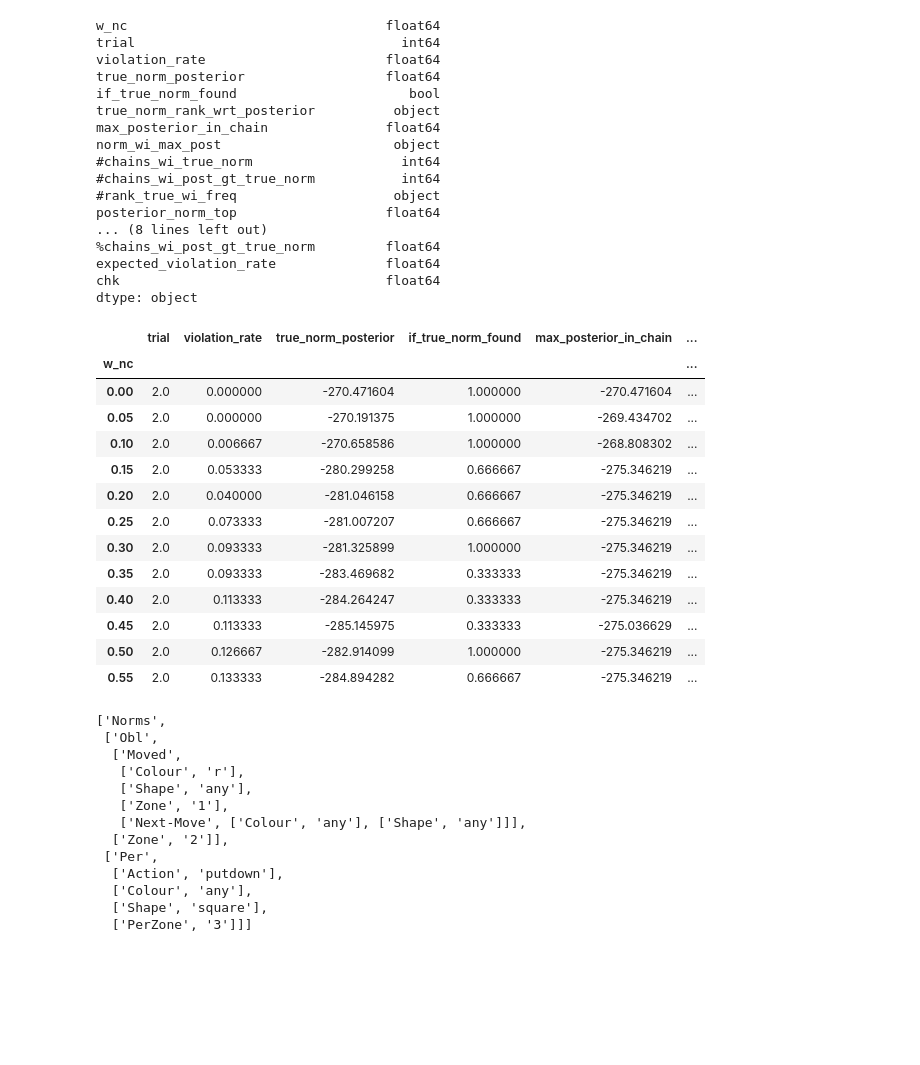
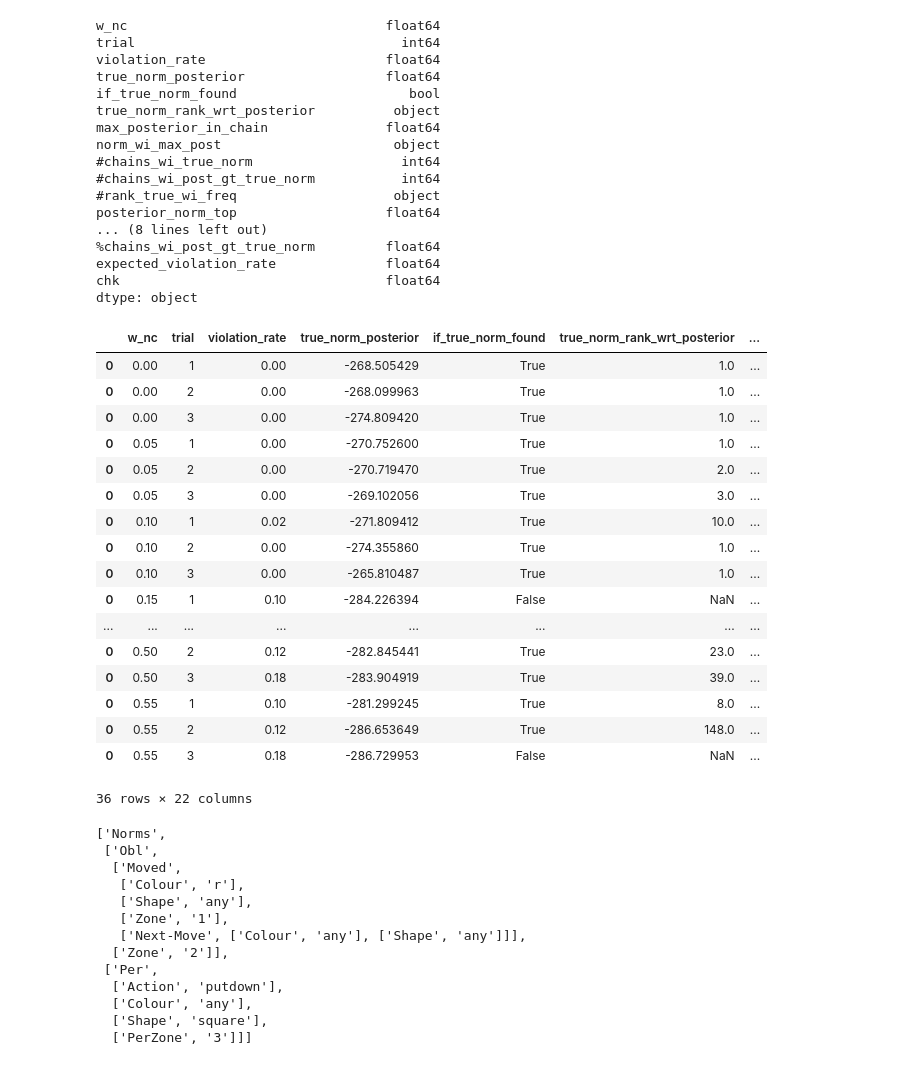
Before and after one commit to ashish1610dhiman/learning_norms_with_mcmc_from_pcfg_IJCAI21, a Jupyter notebook: notebooks/1.4.1_nc_exp4_analysis.ipynb, the cells around one changed output. Cells and saved outputs as stored; diff of their text form; code cells hidden in the pictures; blank space fills up the shorter version.

```diff
--- a/notebooks/1.4.1_nc_exp4_analysis.ipynb
+++ b/notebooks/1.4.1_nc_exp4_analysis.ipynb
@@ -248,23 +267,27 @@ posterior_norm_top                   float64
 expected_violation_rate              float64
 chk                                  float64
 dtype: object
-# %%
-z1.groupby(["w_nc"]).mean()
-# %% [output]
-|  | trial | violation_rate | true_norm_posterior | if_true_norm_found | max_posterior_in_chain | ... |
-| w_nc |  |  |  |  |  | ... |
-| 0.00 | 2.0 | 0.000000 | -270.471604 | 1.000000 | -270.471604 | ... |
-| 0.05 | 2.0 | 0.000000 | -270.191375 | 1.000000 | -269.434702 | ... |
-| 0.10 | 2.0 | 0.006667 | -270.658586 | 1.000000 | -268.808302 | ... |
-| 0.15 | 2.0 | 0.053333 | -280.299258 | 0.666667 | -275.346219 | ... |
-| 0.20 | 2.0 | 0.040000 | -281.046158 | 0.666667 | -275.346219 | ... |
-| 0.25 | 2.0 | 0.073333 | -281.007207 | 0.666667 | -275.346219 | ... |
-| 0.30 | 2.0 | 0.093333 | -281.325899 | 1.000000 | -275.346219 | ... |
-| 0.35 | 2.0 | 0.093333 | -283.469682 | 0.333333 | -275.346219 | ... |
-| 0.40 | 2.0 | 0.113333 | -284.264247 | 0.333333 | -275.346219 | ... |
-| 0.45 | 2.0 | 0.113333 | -285.145975 | 0.333333 | -275.036629 | ... |
-| 0.50 | 2.0 | 0.126667 | -282.914099 | 1.000000 | -275.346219 | ... |
-| 0.55 | 2.0 | 0.133333 | -284.894282 | 0.666667 | -275.346219 | ... |
+# %%
+z1
+# %% [output]
+|  | w_nc | trial | violation_rate | true_norm_posterior | if_true_norm_found | true_norm_rank_wrt_posterior | ... |
+| 0 | 0.00 | 1 | 0.00 | -268.505429 | True | 1.0 | ... |
+| 0 | 0.00 | 2 | 0.00 | -268.099963 | True | 1.0 | ... |
+| 0 | 0.00 | 3 | 0.00 | -274.809420 | True | 1.0 | ... |
+| 0 | 0.05 | 1 | 0.00 | -270.752600 | True | 1.0 | ... |
+| 0 | 0.05 | 2 | 0.00 | -270.719470 | True | 2.0 | ... |
+| 0 | 0.05 | 3 | 0.00 | -269.102056 | True | 3.0 | ... |
+| 0 | 0.10 | 1 | 0.02 | -271.809412 | True | 10.0 | ... |
+| 0 | 0.10 | 2 | 0.00 | -274.355860 | True | 1.0 | ... |
+| 0 | 0.10 | 3 | 0.00 | -265.810487 | True | 1.0 | ... |
+| 0 | 0.15 | 1 | 0.10 | -284.226394 | False | NaN | ... |
+| ... | ... | ... | ... | ... | ... | ... | ... |
+| 0 | 0.50 | 2 | 0.12 | -282.845441 | True | 23.0 | ... |
+| 0 | 0.50 | 3 | 0.18 | -283.904919 | True | 39.0 | ... |
+| 0 | 0.55 | 1 | 0.10 | -281.299245 | True | 8.0 | ... |
+| 0 | 0.55 | 2 | 0.12 | -286.653649 | True | 148.0 | ... |
+| 0 | 0.55 | 3 | 0.18 | -286.729953 | False | NaN | ... |
+36 rows × 22 columns
 # %%
 true_norm
 # %% [output]
```
Also changed, not shown: parts of 2 cells of this notebook.
